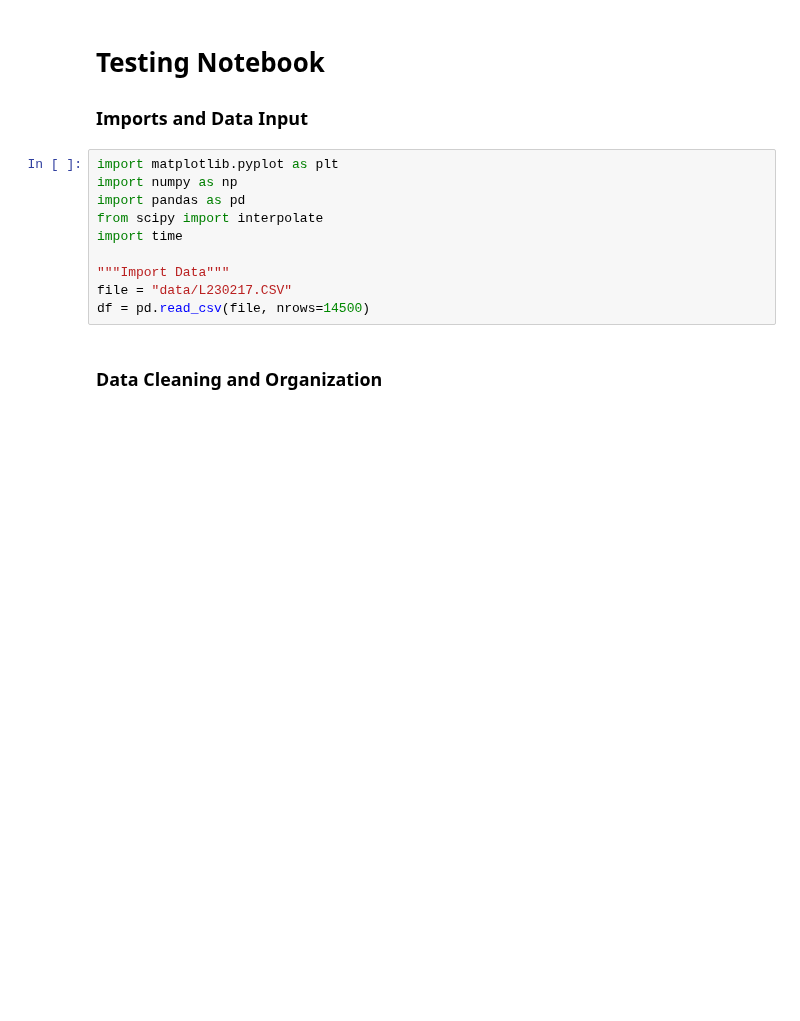
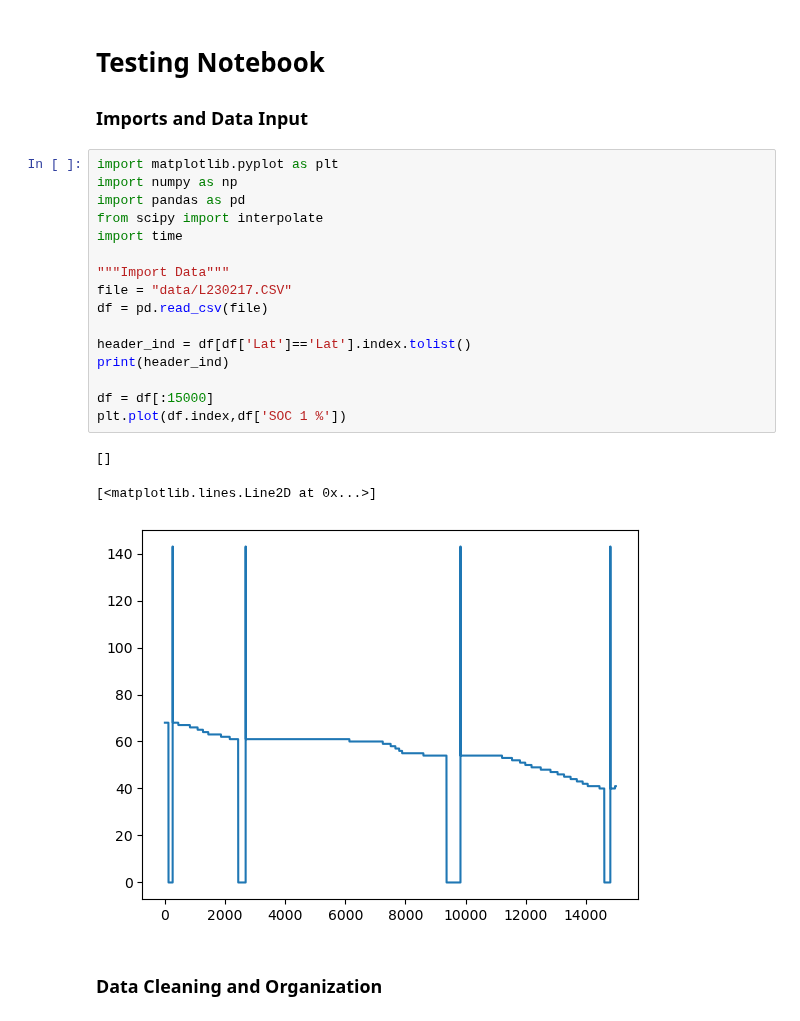
Before and after one commit to eliu420/photon-range-estimator, a Jupyter notebook: test_loop.ipynb, the cells around one changed output. Drawn from its saved outputs; the diff is of its cells as text; blank space fills up the shorter version.

```diff
--- a/test_loop.ipynb
+++ b/test_loop.ipynb
@@ -5,12 +5,22 @@
 # %%
 import matplotlib.pyplot as plt
 import numpy as np
 import pandas as pd
 from scipy import interpolate
 import time
 
 """Import Data"""
 file = "data/L230217.CSV"
-df = pd.read_csv(file, nrows=14500)
+df = pd.read_csv(file)
+
+header_ind = df[df['Lat']=='Lat'].index.tolist()
+print(header_ind)
+
+df = df[:15000]
+plt.plot(df.index,df['SOC 1 %'])
+# %% [output]
+[]
+[<matplotlib.lines.Line2D at 0x...>]
+[figure, added]
 # %% [markdown]
 ### Data Cleaning and Organization
```
Also changed, not shown: parts of 4 cells of this notebook.
